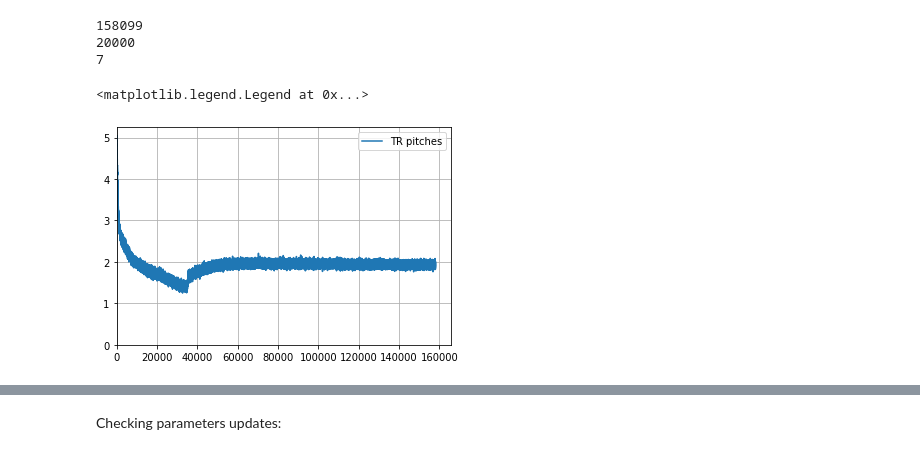
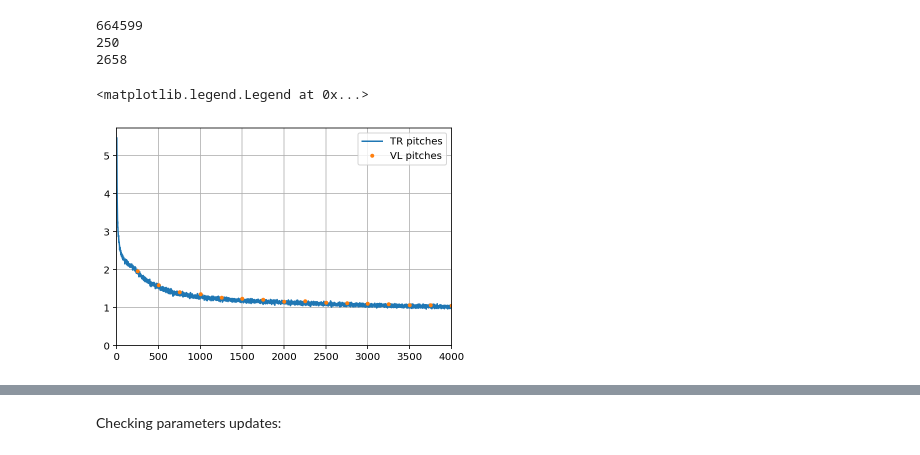
Before and after one commit to EmanueleCosenza/polyphemus, a Jupyter notebook: plot.ipynb, the cells around one changed output, grey strips where cells are left out. Saved outputs shown, nothing was run; the diff lists cells and outputs as text; code cells hidden in the pictures.

```diff
--- a/plot.ipynb
+++ b/plot.ipynb
@@ -1,45 +23,49 @@
 # %%
 import torch
 from matplotlib import pyplot as plt
+import os
 
 #checkpoint = torch.load('models/just_pitches_no_drums_warmup2')
 #checkpoint = torch.load('models/multibar/checkpoint', map_location='cpu')
-checkpoint = torch.load('models/2barsBETA/checkpoint', map_location='cpu')
+model = 'models/2barsGNN/'
+# %%
+checkpoint = torch.load(os.path.join(model, 'checkpoint'), map_location='cpu')
 # %%
 tr_losses = checkpoint['tr_losses']
 print(checkpoint['tot_batches'])
 
 #plt.plot(range(1, len(tr_losses['tot'])+1), tr_losses['tot'], label='TR loss')
 #plt.plot(range(1, len(tr_losses['acts'])+1), tr_losses['acts'], label='TR acts')
 plt.plot(range(1, len(tr_losses['pitches'])+1), tr_losses['pitches'], label='TR pitches')
+#plt.plot(range(1, len(tr_losses['rec'])+1), tr_losses['rec'], label='TR rec')
 #plt.plot(range(1, len(tr_losses['dur'])+1), tr_losses['dur'], label='TR dur')
 #plt.plot(range(1, len(tr_losses['kld'])+1), tr_losses['kld'], label='TR kld')
 #plt.plot(range(1, len(tr_losses['beta*kld'])+1), tr_losses['beta*kld'], label='TR kld')
 
 
 val_losses = checkpoint['val_losses']
 eval_every = checkpoint['eval_every']
 print(eval_every)
 print(len(val_losses['tot']))
 
-#plt.plot(range(eval_every, len(tr_losses['tot'])+1, eval_every), val_losses['tot'], label='VL loss')
-#plt.plot(range(eval_every, len(tr_losses['acts'])+1, eval_every), val_losses['acts'], label='VL acts')
-#plt.plot(range(eval_every, len(tr_losses['pitches'])+1, eval_every), val_losses['pitches'], '.', label='VL pitches')
+#plt.plot(range(eval_every, len(tr_losses['tot'])+1, eval_every), val_losses['tot'], '.', label='VL loss')
+#plt.plot(range(eval_every, len(tr_losses['acts'])+1, eval_every), val_losses['acts'], '.', label='VL acts')
+plt.plot(range(eval_every, len(tr_losses['pitches'])+1, eval_every), val_losses['pitches'], '.', label='VL pitches')
 #plt.plot(range(eval_every, len(tr_losses['dur'])+1, eval_every), val_losses['dur'], label='VL dur')
 #plt.plot(range(eval_every, len(tr_losses['kld'])+1, eval_every), val_losses['kld'], label='VL kld')
 
 plt.grid()
 plt.ylim(0)
 plt.xlim(0)
-#plt.ylim(0, 10)
-#plt.xlim(0, 3000000)
+#plt.ylim(0, 300)
+plt.xlim(0, 4000)
 plt.legend()
 # %% [output]
-158099
-20000
-7
+664599
+250
+2658
 <matplotlib.legend.Legend at 0x...>
-[figure, old version]
+[figure, new version]
 # %%
 tr_accs = checkpoint['tr_accuracies']
 #plt.plot(range(1, len(tr_accs['acts_acc'])+1), tr_accs['acts_acc'], label='Activations acc. (TR)')
```
Also changed, not shown: parts of 31 cells of this notebook, 5 other files.
